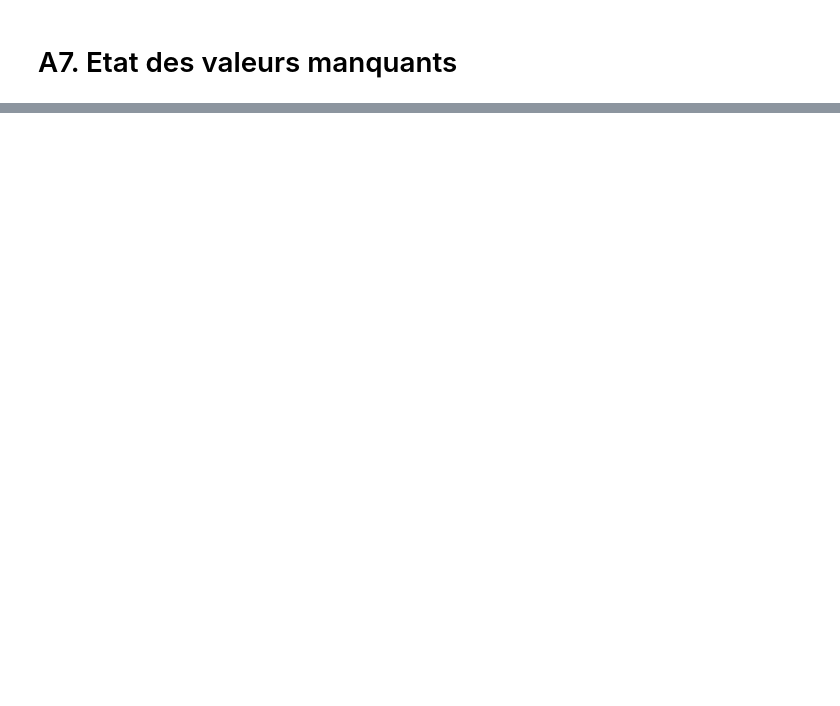
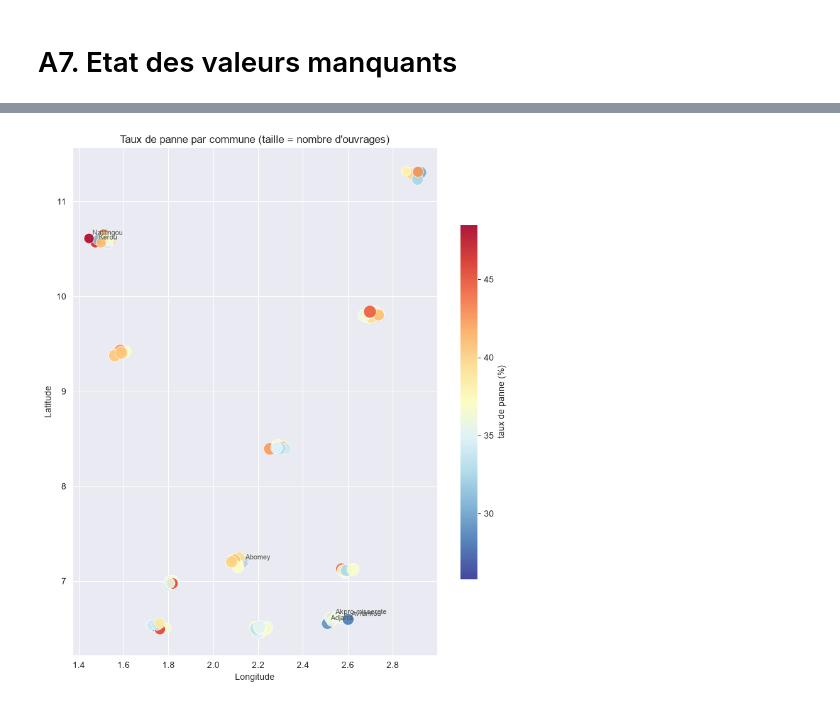
Before and after one commit to perrin1/points_eau, a Jupyter notebook: notebooks/note.ipynb, the cells around one changed output, grey strips where cells are left out. Saved outputs shown, nothing was run; the diff lists cells and outputs as text; code cells hidden in the pictures; blank space fills up the shorter version.

```diff
--- a/notebooks/note.ipynb
+++ b/notebooks/note.ipynb
@@ -607,0 +861,24 @@ Name: nb_pannes_12_mois, dtype: float64
+# %%
+
+geo = (df.dropna(subset=["latitude", "longitude"])
+         .groupby("commune")
+         .agg(lat=("latitude", "mean"), lon=("longitude", "mean"),
+              n=("en_panne", "size"), taux=("en_panne", "mean")))
+geo["taux"] = geo["taux"] * 100
+
+fig, ax = plt.subplots(figsize=(8, 9))
+nuage = ax.scatter(geo.lon, geo.lat, s=geo.n * 1.2, c=geo.taux,
+                   cmap="RdYlBu_r", edgecolor="white", linewidth=.6, alpha=.9)
+plt.colorbar(nuage, ax=ax, label="taux de panne (%)", shrink=.7)
+
+for nom in list(taux_commune.head(3).index) + list(taux_commune.tail(3).index):
+    if nom in geo.index:
+        ax.annotate(nom, (geo.loc[nom, "lon"], geo.loc[nom, "lat"]), fontsize=8,
+                    color="#52514e", xytext=(4, 4), textcoords="offset points")
+
+ax.set(title="Taux de panne par commune (taille = nombre d'ouvrages)",
+       xlabel="Longitude", ylabel="Latitude")
+ax.spines[["top", "right"]].set_visible(False)
+fig.tight_layout(); fig.savefig("../reports/b5_carte.png", dpi=150, bbox_inches="tight")
+# %% [output]
+[figure, added]
```
Also changed, not shown: parts of 43 cells of this notebook, 4 other files.
